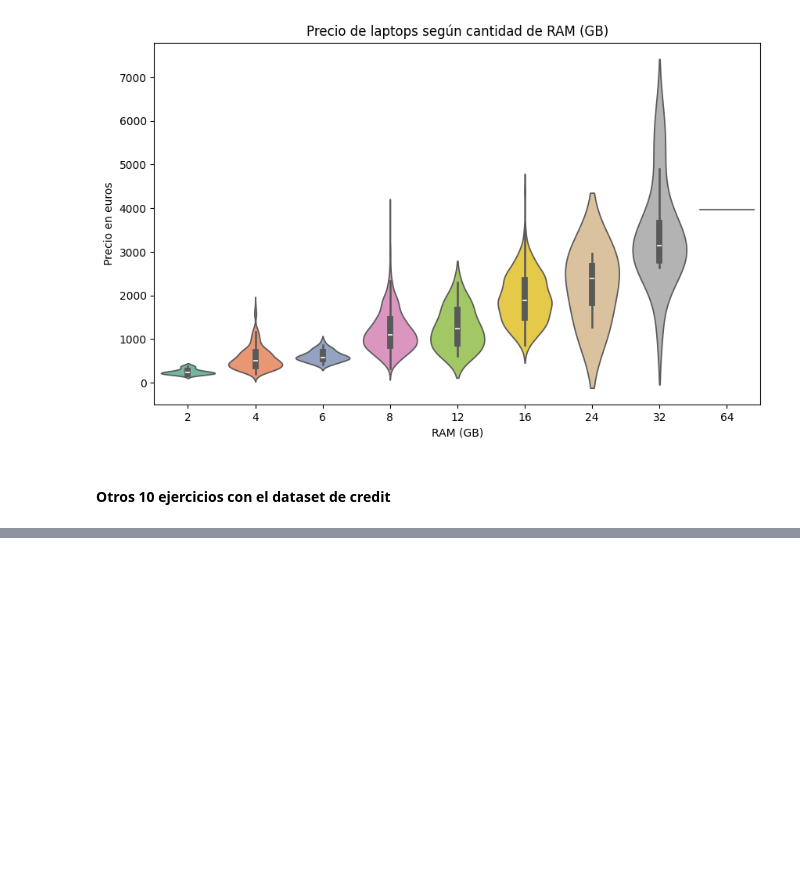
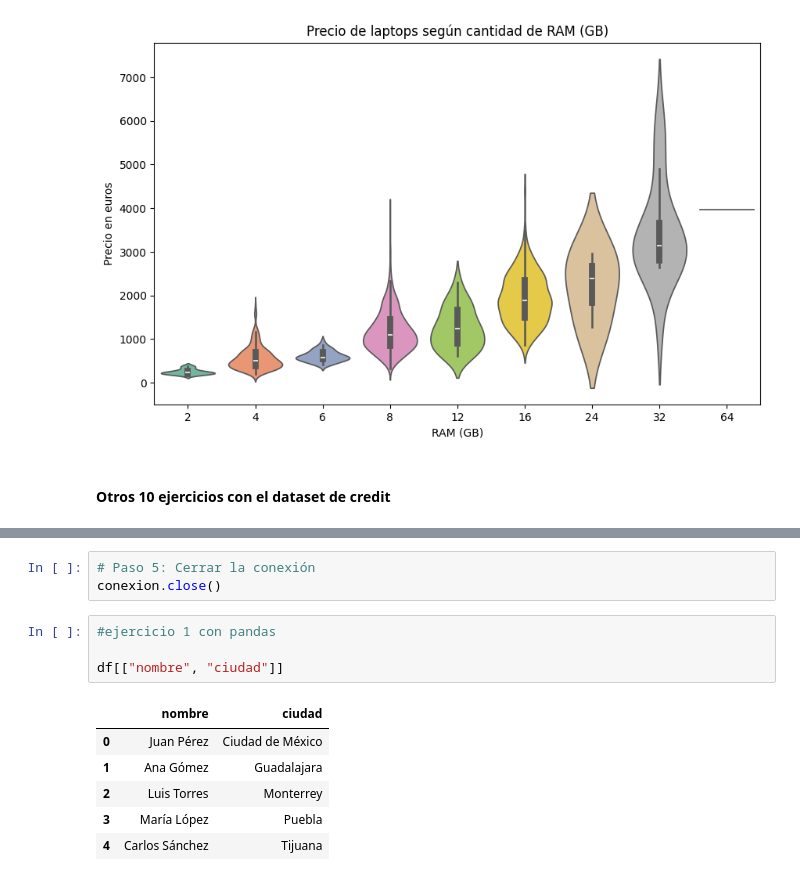
Before and after one commit to Jesus20MM/python-para-ciencia-de-datos, a Jupyter notebook: Ejercicios practicos.ipynb, the cells around one changed output, grey strips where cells are left out. Saved outputs shown, nothing was run; the diff lists cells and outputs as text; blank space fills up the shorter version.

```diff
--- a/Ejercicios practicos.ipynb
+++ b/Ejercicios practicos.ipynb
@@ -1689,0 +2179,14 @@ df_credit =
+# %%
+# Paso 5: Cerrar la conexión
+conexion.close()
+# %%
+#ejercicio 1 con pandas
+
+df[["nombre", "ciudad"]]
+# %% [output]
+|  | nombre | ciudad |
+| 0 | Juan Pérez | Ciudad de México |
+| 1 | Ana Gómez | Guadalajara |
+| 2 | Luis Torres | Monterrey |
+| 3 | María López | Puebla |
+| 4 | Carlos Sánchez | Tijuana |
```
Also changed, not shown: parts of 35 cells of this notebook, 2 other files.
